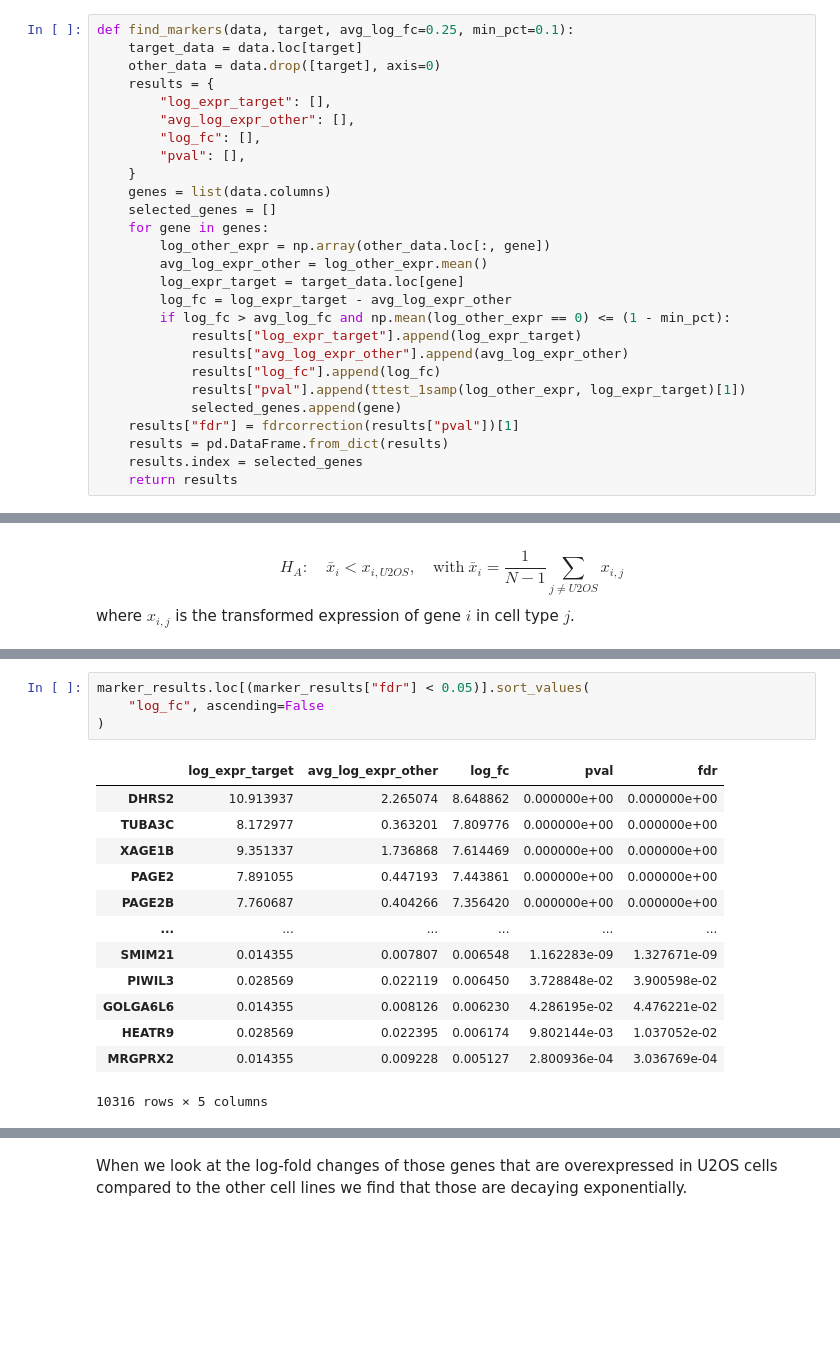
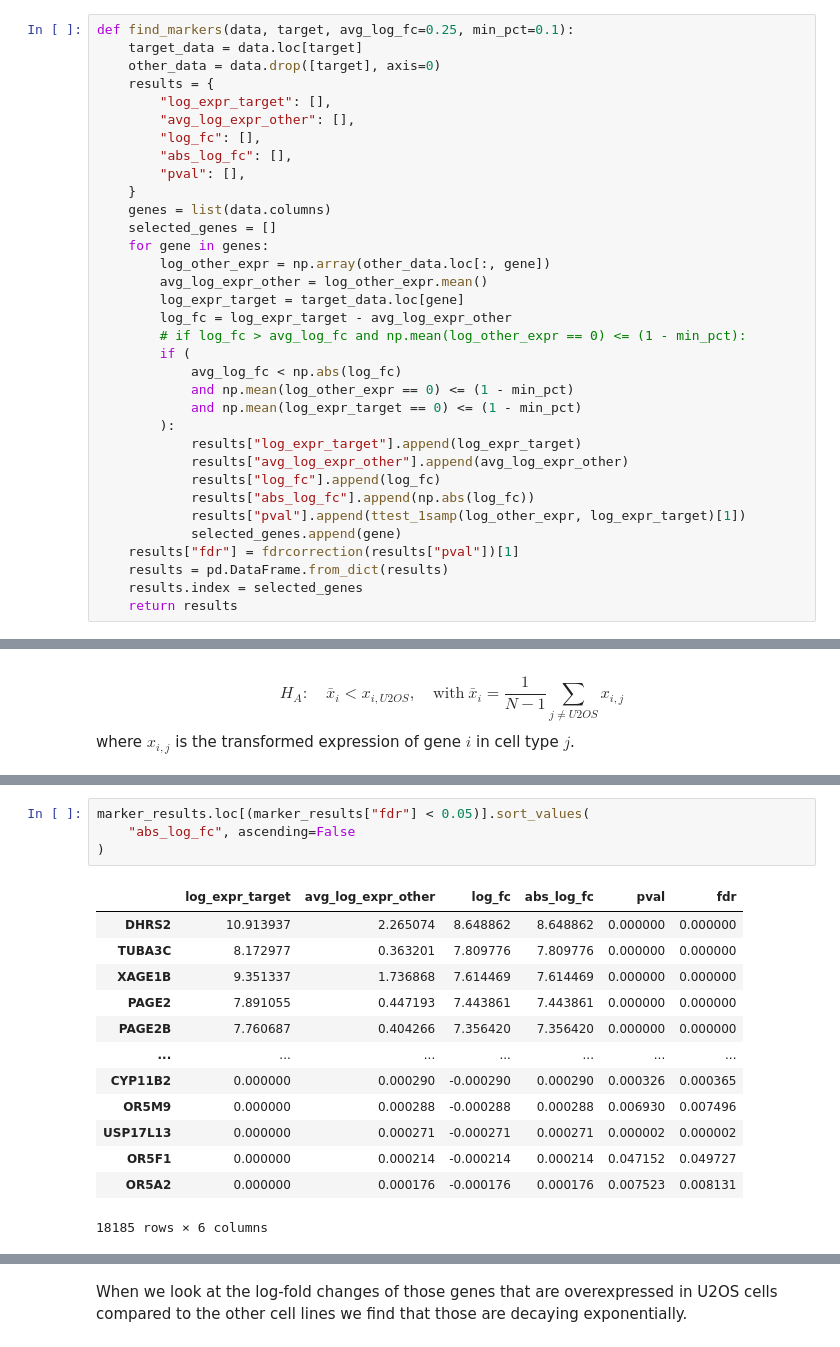
Before and after one commit to uhlerlab/image2reg, a Jupyter notebook: notebooks/ppi/ppi_gex_preprocessing.ipynb, the cells around one changed output, grey strips where cells are left out. Cells and saved outputs as stored; diff of their text form; blank space fills up the shorter version.

```diff
--- a/notebooks/ppi/ppi_gex_preprocessing.ipynb
+++ b/notebooks/ppi/ppi_gex_preprocessing.ipynb
@@ -35,6 +35,7 @@ def find_markers(data, target, avg_log_fc=0.25, min_pct=0.1):
         "log_expr_target": [],
         "avg_log_expr_other": [],
         "log_fc": [],
+        "abs_log_fc": [],
         "pval": [],
     }
     genes = list(data.columns)
@@ -44,10 +45,16 @@ def find_markers(data, target, avg_log_fc=0.25, min_pct=0.1):
         avg_log_expr_other = log_other_expr.mean()
         log_expr_target = target_data.loc[gene]
         log_fc = log_expr_target - avg_log_expr_other
-        if log_fc > avg_log_fc and np.mean(log_other_expr == 0) <= (1 - min_pct):
+        # if log_fc > avg_log_fc and np.mean(log_other_expr == 0) <= (1 - min_pct):
+        if (
+            avg_log_fc < np.abs(log_fc)
+            and np.mean(log_other_expr == 0) <= (1 - min_pct)
+            and np.mean(log_expr_target == 0) <= (1 - min_pct)
+        ):
             results["log_expr_target"].append(log_expr_target)
             results["avg_log_expr_other"].append(avg_log_expr_other)
             results["log_fc"].append(log_fc)
+            results["abs_log_fc"].append(np.abs(log_fc))
             results["pval"].append(ttest_1samp(log_other_expr, log_expr_target)[1])
             selected_genes.append(gene)
     results["fdr"] = fdrcorrection(results["pval"])[1]
@@ -511,22 +504,22 @@ marker_results = find_markers(
 [interactive output not drawn]
 # %%
 marker_results.loc[(marker_results["fdr"] < 0.05)].sort_values(
-    "log_fc", ascending=False
+    "abs_log_fc", ascending=False
 )
 # %% [output]
-|  | log_expr_target | avg_log_expr_other | log_fc | pval | fdr |
-| DHRS2 | 10.913937 | 2.265074 | 8.648862 | 0.000000e+00 | 0.000000e+00 |
-| TUBA3C | 8.172977 | 0.363201 | 7.809776 | 0.000000e+00 | 0.000000e+00 |
-| XAGE1B | 9.351337 | 1.736868 | 7.614469 | 0.000000e+00 | 0.000000e+00 |
-| PAGE2 | 7.891055 | 0.447193 | 7.443861 | 0.000000e+00 | 0.000000e+00 |
-| PAGE2B | 7.760687 | 0.404266 | 7.356420 | 0.000000e+00 | 0.000000e+00 |
-| ... | ... | ... | ... | ... | ... |
-| SMIM21 | 0.014355 | 0.007807 | 0.006548 | 1.162283e-09 | 1.327671e-09 |
-| PIWIL3 | 0.028569 | 0.022119 | 0.006450 | 3.728848e-02 | 3.900598e-02 |
-| GOLGA6L6 | 0.014355 | 0.008126 | 0.006230 | 4.286195e-02 | 4.476221e-02 |
-| HEATR9 | 0.028569 | 0.022395 | 0.006174 | 9.802144e-03 | 1.037052e-02 |
-| MRGPRX2 | 0.014355 | 0.009228 | 0.005127 | 2.800936e-04 | 3.036769e-04 |
+|  | log_expr_target | avg_log_expr_other | log_fc | abs_log_fc | pval | fdr |
+| DHRS2 | 10.913937 | 2.265074 | 8.648862 | 8.648862 | 0.000000 | 0.000000 |
+| TUBA3C | 8.172977 | 0.363201 | 7.809776 | 7.809776 | 0.000000 | 0.000000 |
+| XAGE1B | 9.351337 | 1.736868 | 7.614469 | 7.614469 | 0.000000 | 0.000000 |
+| PAGE2 | 7.891055 | 0.447193 | 7.443861 | 7.443861 | 0.000000 | 0.000000 |
+| PAGE2B | 7.760687 | 0.404266 | 7.356420 | 7.356420 | 0.000000 | 0.000000 |
+| ... | ... | ... | ... | ... | ... | ... |
+| CYP11B2 | 0.000000 | 0.000290 | -0.000290 | 0.000290 | 0.000326 | 0.000365 |
+| OR5M9 | 0.000000 | 0.000288 | -0.000288 | 0.000288 | 0.006930 | 0.007496 |
+| USP17L13 | 0.000000 | 0.000271 | -0.000271 | 0.000271 | 0.000002 | 0.000002 |
+| OR5F1 | 0.000000 | 0.000214 | -0.000214 | 0.000214 | 0.047152 | 0.049727 |
+| OR5A2 | 0.000000 | 0.000176 | -0.000176 | 0.000176 | 0.007523 | 0.008131 |
-10316 rows × 5 columns
+18185 rows × 6 columns
 [interactive output not drawn]
 # %% [markdown]
 When we look at the log-fold changes of those genes that are overexpressed in U2OS cells compared to the other cell lines we find that those are decaying exponentially.
```
Also changed, not shown: parts of 23 cells of this notebook, 4 other files.
